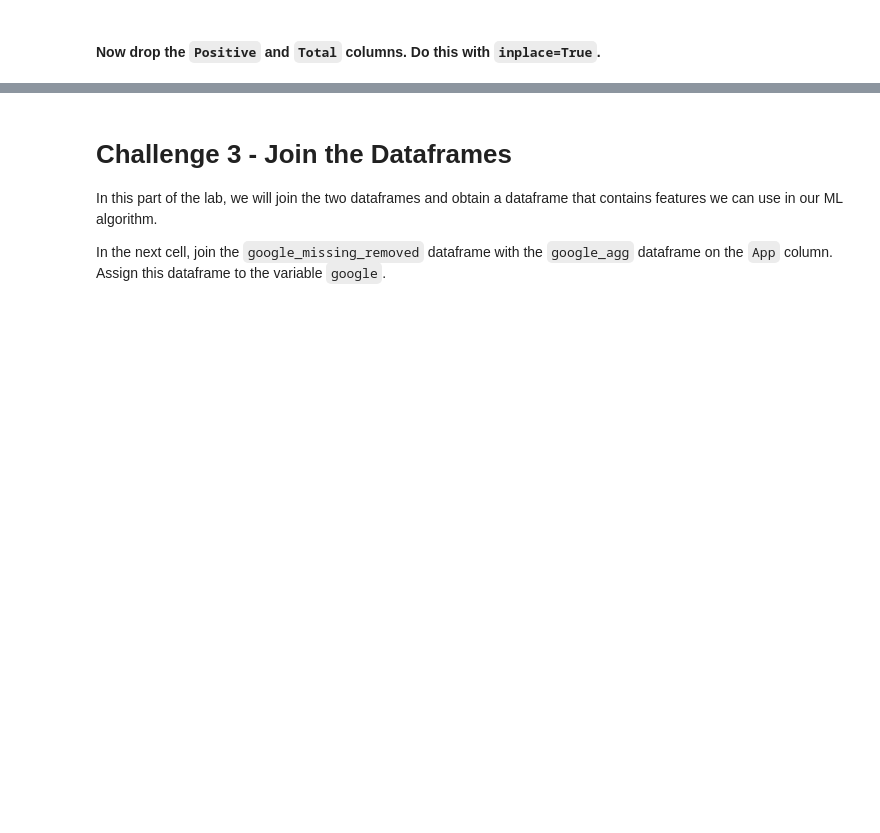
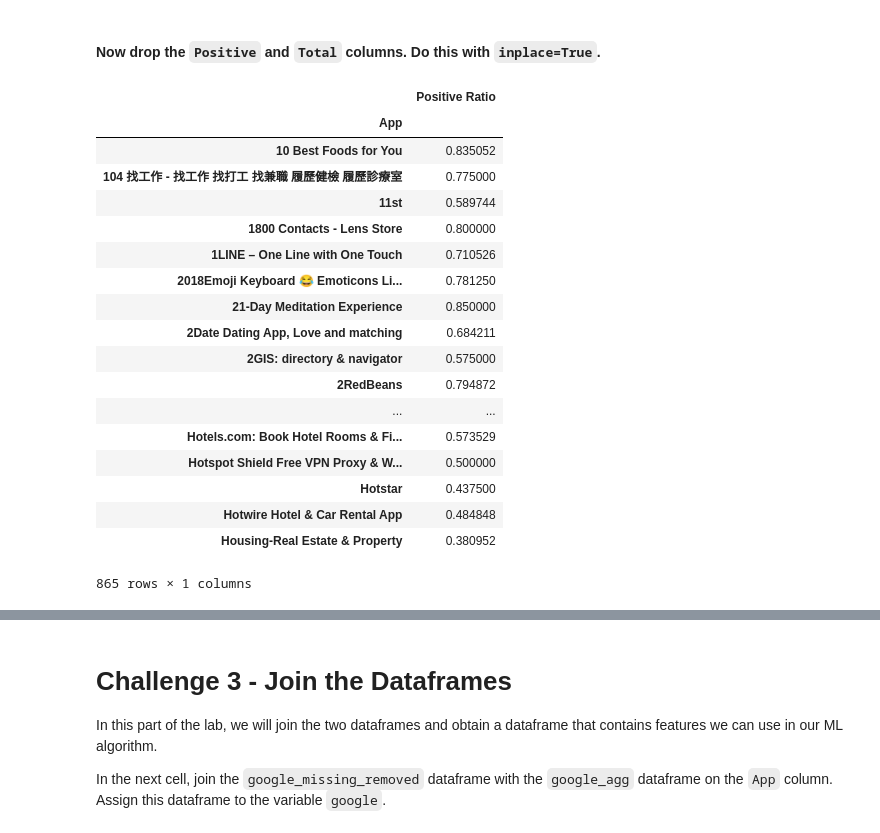
Before and after one commit to ta-data-bcn/lab-supervised-learning-feature-extraction, a Jupyter notebook: your-code/notebooks/main.ipynb, the cells around one changed output, grey strips where cells are left out. Saved outputs shown, nothing was run; the diff lists cells and outputs as text; code cells hidden in the pictures; blank space fills up the shorter version.

```diff
--- a/your-code/notebooks/main.ipynb
+++ b/your-code/notebooks/main.ipynb
@@ -539,0 +547,22 @@ Make sure to account for the case where the denominator is zero using the `np.wh
+# %%
+google_agg.drop(columns=["Positive", "Total"], axis=1)
+# %% [output]
+|  | Positive Ratio |
+| App |  |
+| 10 Best Foods for You | 0.835052 |
+| 104 找工作 - 找工作 找打工 找兼職 履歷健檢 履歷診療室 | 0.775000 |
+| 11st | 0.589744 |
+| 1800 Contacts - Lens Store | 0.800000 |
+| 1LINE – One Line with One Touch | 0.710526 |
+| 2018Emoji Keyboard 😂 Emoticons Li... | 0.781250 |
+| 21-Day Meditation Experience | 0.850000 |
+| 2Date Dating App, Love and matching | 0.684211 |
+| 2GIS: directory & navigator | 0.575000 |
+| 2RedBeans | 0.794872 |
+| ... | ... |
+| Hotels.com: Book Hotel Rooms & Fi... | 0.573529 |
+| Hotspot Shield Free VPN Proxy & W... | 0.500000 |
+| Hotstar | 0.437500 |
+| Hotwire Hotel & Car Rental App | 0.484848 |
+| Housing-Real Estate & Property | 0.380952 |
+865 rows × 1 columns
```
Also changed, not shown: parts of 11 cells of this notebook.
